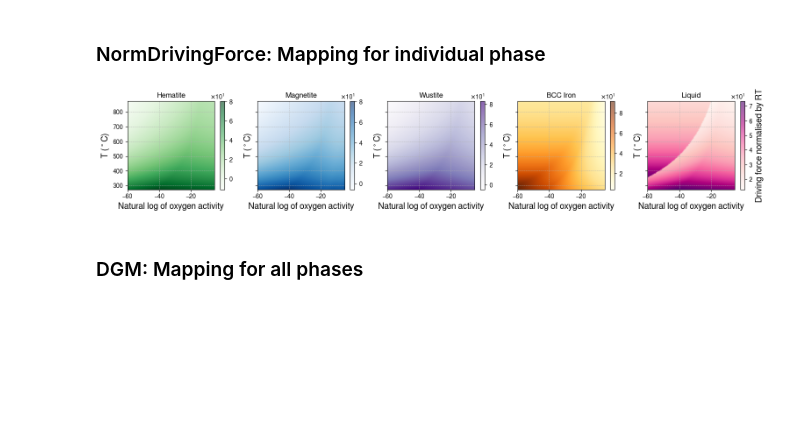
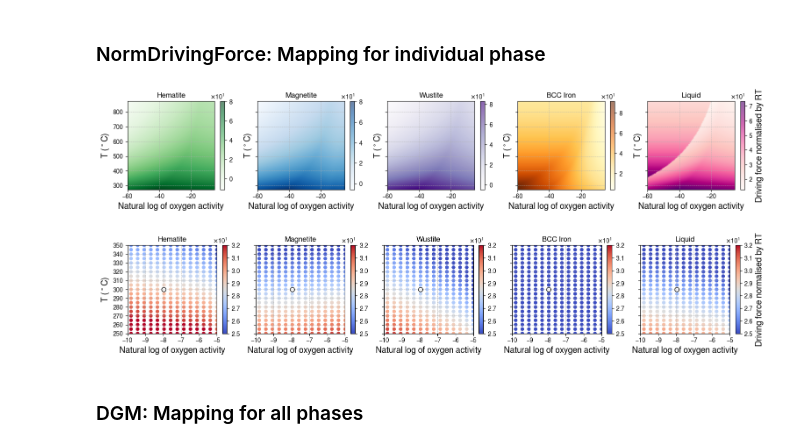
Before and after one commit to YXWU2014/IronOxide_TC, a Jupyter notebook: archive/IronOxide_TC_calculations_TCFE_TCOX.ipynb, the cells around one changed output. Drawn from its saved outputs; the diff is of its cells as text; code cells hidden in the pictures; blank space fills up the shorter version.

```diff
--- a/IronOxide_TC_calculations_TCFE_TCOX.ipynb
+++ b/archive/IronOxide_TC_calculations_TCFE_TCOX.ipynb
@@ -701,5 +701,36 @@ plt.savefig(os.path.join(current_directory, output_fname+plt_output_fname),
 plt.show()
 # %% [output]
 [figure]
+# %%
+from utils import plot_phases
+
+func = 'dgm'
+# colormaps = {
+#     'HEMATITE':  ('Greens',  0, 80),
+#     'MAGNETITE': ('Blues',   0, 80),
+#     'WUSTITE':   ('Purples', 0, 80),
+#     'BCC_A2':    ('YlOrBr',  0, 80),
+#     'LIQUID':    ('RdPu',    0, 80)
+# }
+colormaps = {
+    'CORUNDUM': ('coolwarm',  25, 32),
+    'SPINEL':   ('coolwarm',  25, 32),
+    'HALITE':   ('coolwarm',  25, 32),
+    'BCC_A2':   ('coolwarm',  25, 32),
+    'LIQUID':   ('coolwarm',  25, 32)
+}
+
+use_defined_range = True
+cbar_label = 'Driving force normalised by RT'
+xlim, ylim, alpha = (-10, -5, 1), (250, 350, 10), 1
+s_base, s_highlight = 25, 50
+save_plot = False
+plt_output_fname = "_DGM_phases.png"
+plot_phases(phases_list, df_DGM, func, labels_list,
+            colormaps, use_defined_range, cbar_label,
+            xlim, ylim, alpha, s_base, s_highlight,
+            save_plot, current_directory, output_fname, plt_output_fname)
+# %% [output]
+[figure, added]
 # %% [markdown]
 ### DGM: Mapping for all phases
```
Also changed, not shown: parts of 2 cells of this notebook, 57 other files.
